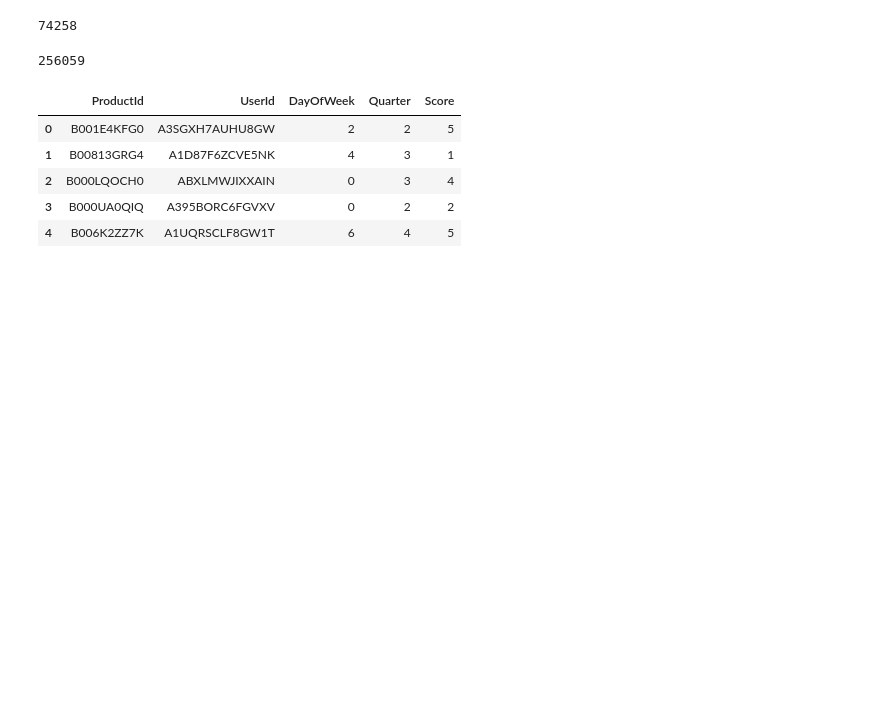
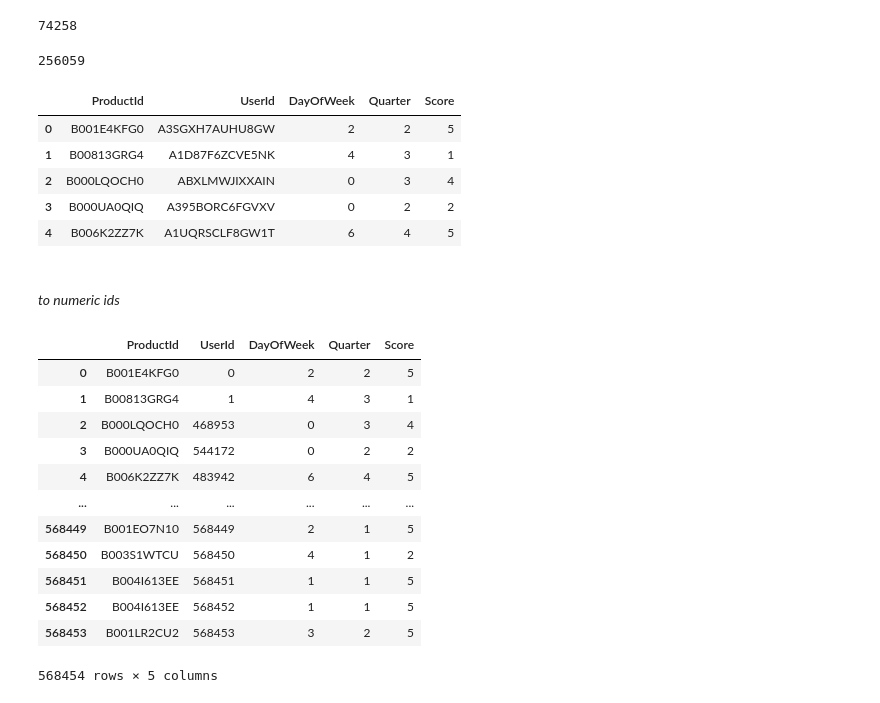
Before and after one commit to mateastanisic/tf-recommender-system, a Jupyter notebook: notebooks/Amazon.ipynb, the cells around one changed output. Drawn from its saved outputs; the diff is of its cells as text; code cells hidden in the pictures; blank space fills up the shorter version.

```diff
--- a/notebooks/Amazon.ipynb
+++ b/notebooks/Amazon.ipynb
@@ -56,3 +56,26 @@ reviews.head(5)
 | 2 | B000LQOCH0 | ABXLMWJIXXAIN | 0 | 3 | 4 |
 | 3 | B000UA0QIQ | A395BORC6FGVXV | 0 | 2 | 2 |
 | 4 | B006K2ZZ7K | A1UQRSCLF8GW1T | 6 | 4 | 5 |
+# %% [markdown]
+<br>
+
+
+_to numeric ids_
+# %%
+reviews.drop(["UserId"], axis=1)
+reviews["UserId"] = numeric_id
+reviews
+# %% [output]
+|  | ProductId | UserId | DayOfWeek | Quarter | Score |
+| 0 | B001E4KFG0 | 0 | 2 | 2 | 5 |
+| 1 | B00813GRG4 | 1 | 4 | 3 | 1 |
+| 2 | B000LQOCH0 | 468953 | 0 | 3 | 4 |
+| 3 | B000UA0QIQ | 544172 | 0 | 2 | 2 |
+| 4 | B006K2ZZ7K | 483942 | 6 | 4 | 5 |
+| ... | ... | ... | ... | ... | ... |
+| 568449 | B001EO7N10 | 568449 | 2 | 1 | 5 |
+| 568450 | B003S1WTCU | 568450 | 4 | 1 | 2 |
+| 568451 | B004I613EE | 568451 | 1 | 1 | 5 |
+| 568452 | B004I613EE | 568452 | 1 | 1 | 5 |
+| 568453 | B001LR2CU2 | 568453 | 3 | 2 | 5 |
+568454 rows × 5 columns
```
Also changed, not shown: parts of 23 cells of this notebook, 48 other files.
